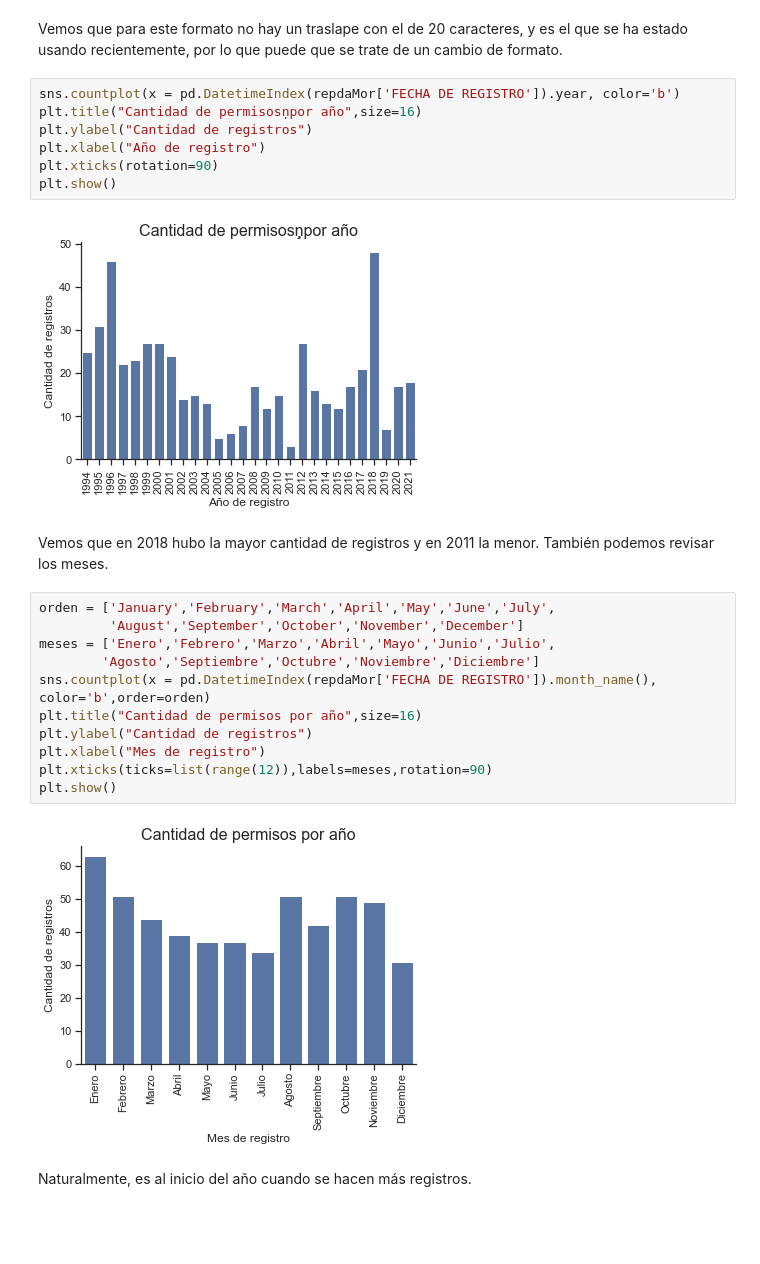
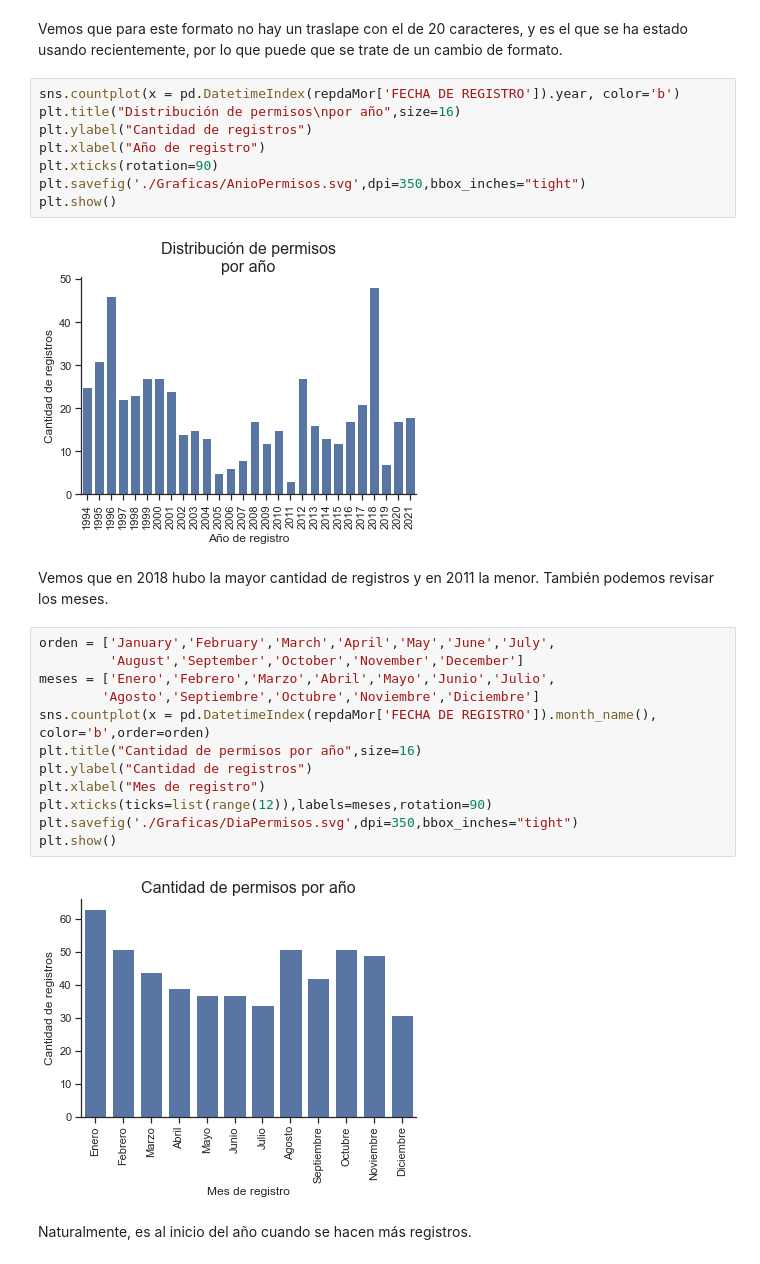
Before and after one commit to tipicanerd/REPDA_analisis, a Jupyter notebook: Analisis.ipynb, the cells around one changed output. Saved outputs shown, nothing was run; the diff lists cells and outputs as text; blank space fills up the shorter version.

```diff
--- a/Analisis.ipynb
+++ b/Analisis.ipynb
@@ -755,13 +766,14 @@ Name: FECHA DE REGISTRO, dtype: object
 Vemos que para este formato no hay un traslape con el de 20 caracteres, y es el que se ha estado usando recientemente, por lo que puede que se trate de un cambio de formato.
 # %%
 sns.countplot(x = pd.DatetimeIndex(repdaMor['FECHA DE REGISTRO']).year, color='b')
-plt.title("Cantidad de permisosņpor año",size=16)
+plt.title("Distribución de permisos\npor año",size=16)
 plt.ylabel("Cantidad de registros")
 plt.xlabel("Año de registro")
 plt.xticks(rotation=90)
+plt.savefig('./Graficas/AnioPermisos.svg',dpi=350,bbox_inches="tight")
 plt.show()
 # %% [output]
-[figure, old version]
+[figure, new version]
 # %% [markdown]
 Vemos que en 2018 hubo la mayor cantidad de registros y en 2011 la menor. También podemos revisar los meses.
 # %%
@@ -774,6 +786,7 @@ plt.title("Cantidad de permisos por año",size=16)
 plt.ylabel("Cantidad de registros")
 plt.xlabel("Mes de registro")
 plt.xticks(ticks=list(range(12)),labels=meses,rotation=90)
+plt.savefig('./Graficas/DiaPermisos.svg',dpi=350,bbox_inches="tight")
 plt.show()
 # %% [output]
 [figure]
```
Also changed, not shown: parts of 16 cells of this notebook, 18 other files.
